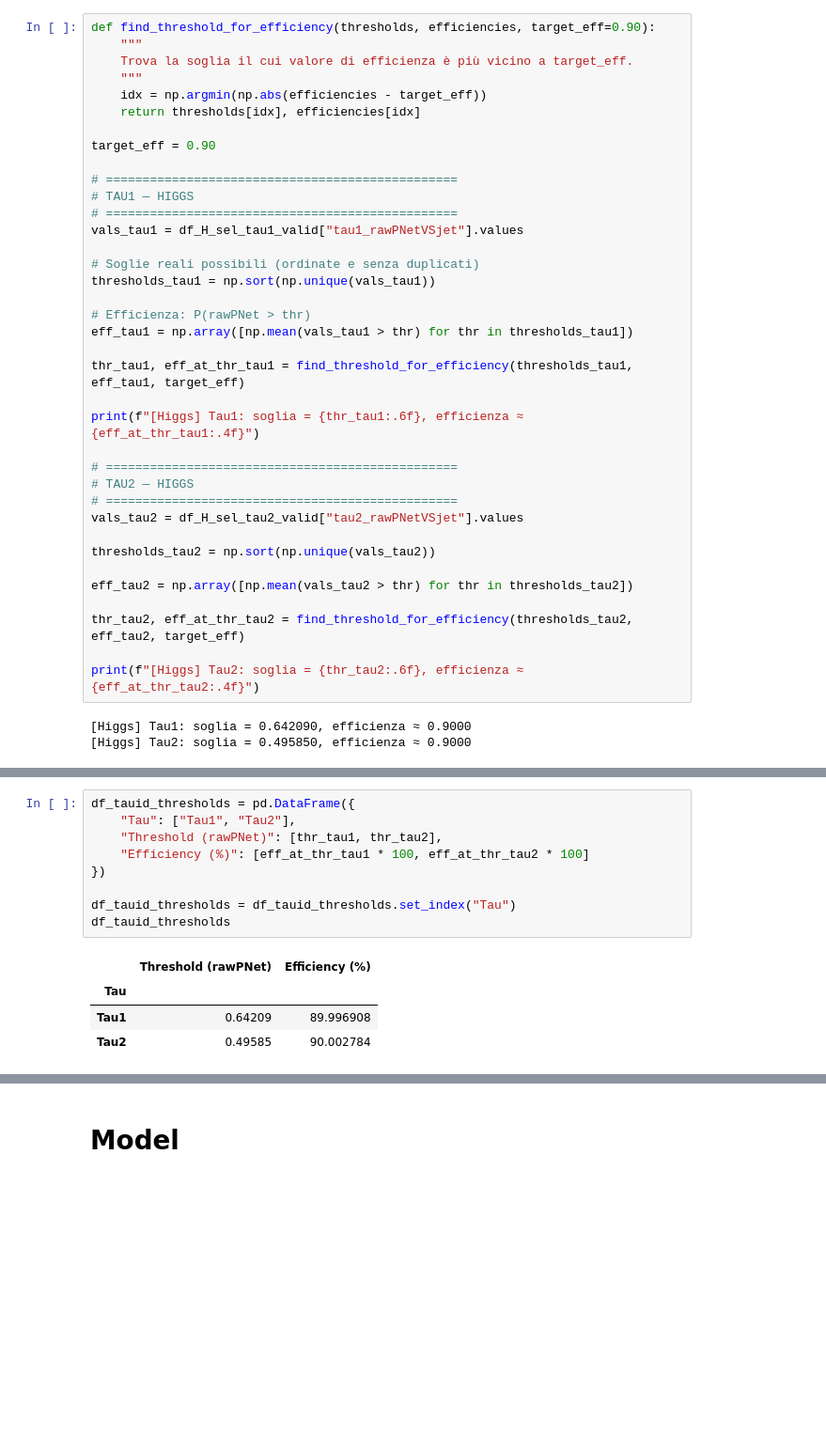
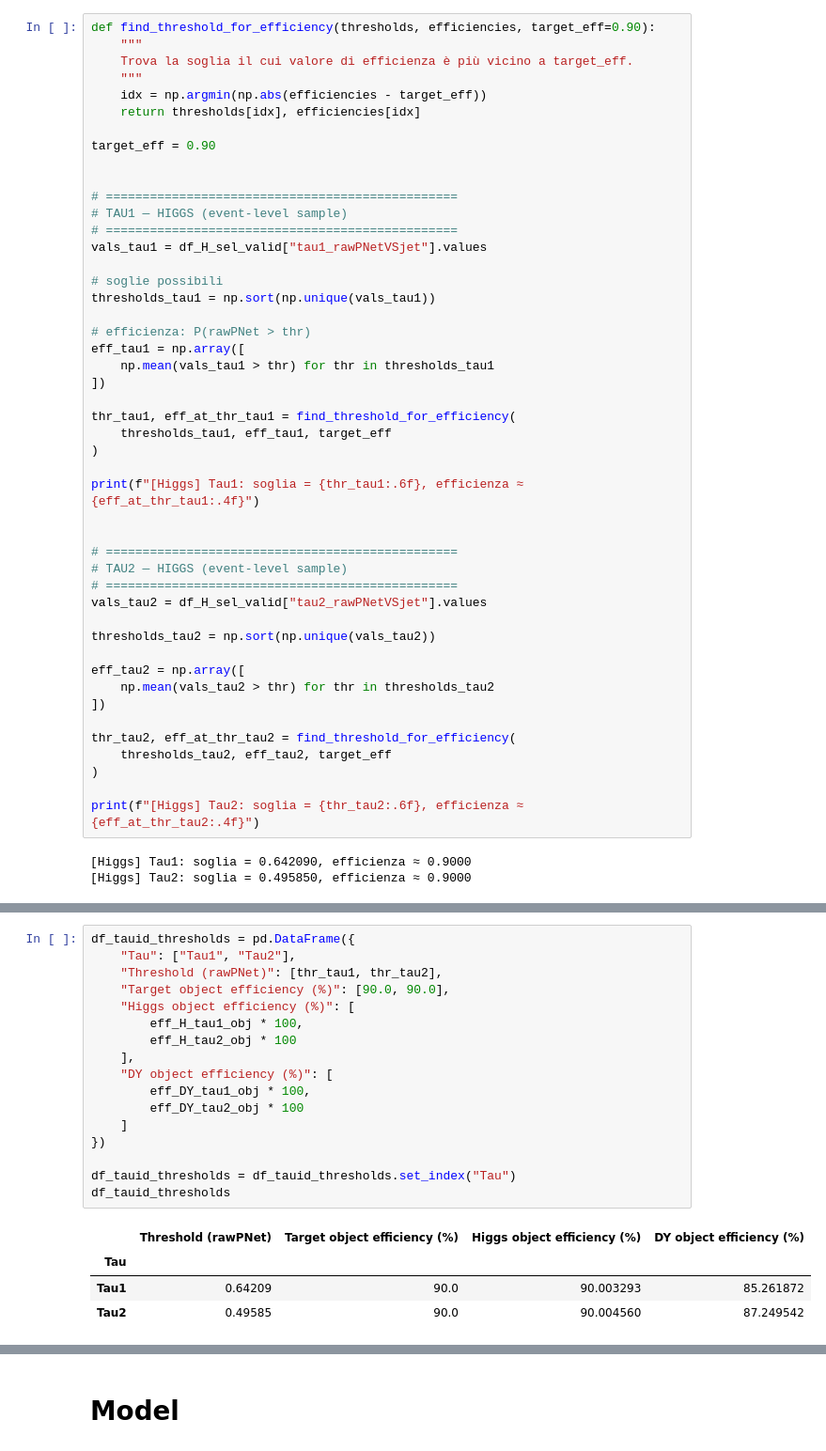
Before and after one commit to elisabreviglieri/Thesis, a Jupyter notebook: Flow_Matching/Model.ipynb, the cells around one changed output, grey strips where cells are left out. Shown: that part at 94% size. Drawn from its saved outputs; the diff is of its cells as text; blank space fills up the shorter version.

```diff
--- a/Flow_Matching/Model.ipynb
+++ b/Flow_Matching/Model.ipynb
@@ -390,31 +391,41 @@ def find_threshold_for_efficiency(thresholds, efficiencies, target_eff=0.90):
 
 target_eff = 0.90
 
+
 # ================================================
-# TAU1 — HIGGS
+# TAU1 — HIGGS (event-level sample)
 # ================================================
-vals_tau1 = df_H_sel_tau1_valid["tau1_rawPNetVSjet"].values
+vals_tau1 = df_H_sel_valid["tau1_rawPNetVSjet"].values
 
-# Soglie reali possibili (ordinate e senza duplicati)
+# soglie possibili
 thresholds_tau1 = np.sort(np.unique(vals_tau1))
 
-# Efficienza: P(rawPNet > thr)
-eff_tau1 = np.array([np.mean(vals_tau1 > thr) for thr in thresholds_tau1])
+# efficienza: P(rawPNet > thr)
+eff_tau1 = np.array([
+    np.mean(vals_tau1 > thr) for thr in thresholds_tau1
+])
 
-thr_tau1, eff_at_thr_tau1 = find_threshold_for_efficiency(thresholds_tau1, eff_tau1, target_eff)
+thr_tau1, eff_at_thr_tau1 = find_threshold_for_efficiency(
+    thresholds_tau1, eff_tau1, target_eff
+)
 
 print(f"[Higgs] Tau1: soglia = {thr_tau1:.6f}, efficienza ≈ {eff_at_thr_tau1:.4f}")
 
+
 # ================================================
-# TAU2 — HIGGS
+# TAU2 — HIGGS (event-level sample)
 # ================================================
-vals_tau2 = df_H_sel_tau2_valid["tau2_rawPNetVSjet"].values
+vals_tau2 = df_H_sel_valid["tau2_rawPNetVSjet"].values
 
 thresholds_tau2 = np.sort(np.unique(vals_tau2))
 
-eff_tau2 = np.array([np.mean(vals_tau2 > thr) for thr in thresholds_tau2])
+eff_tau2 = np.array([
+    np.mean(vals_tau2 > thr) for thr in thresholds_tau2
+])
 
-thr_tau2, eff_at_thr_tau2 = find_threshold_for_efficiency(thresholds_tau2, eff_tau2, target_eff)
+thr_tau2, eff_at_thr_tau2 = find_threshold_for_efficiency(
+    thresholds_tau2, eff_tau2, target_eff
+)
 
 print(f"[Higgs] Tau2: soglia = {thr_tau2:.6f}, efficienza ≈ {eff_at_thr_tau2:.4f}")
 # %% [output]
@@ -472,14 +492,22 @@ print(f"  tau2: {eff_DY_tau2:.4f}")
 # %%
 df_tauid_thresholds = pd.DataFrame({
     "Tau": ["Tau1", "Tau2"],
     "Threshold (rawPNet)": [thr_tau1, thr_tau2],
-    "Efficiency (%)": [eff_at_thr_tau1 * 100, eff_at_thr_tau2 * 100]
+    "Target object efficiency (%)": [90.0, 90.0],
+    "Higgs object efficiency (%)": [
+        eff_H_tau1_obj * 100,
+        eff_H_tau2_obj * 100
+    ],
+    "DY object efficiency (%)": [
+        eff_DY_tau1_obj * 100,
+        eff_DY_tau2_obj * 100
+    ]
 })
 
 df_tauid_thresholds = df_tauid_thresholds.set_index("Tau")
 df_tauid_thresholds
 # %% [output]
-|  | Threshold (rawPNet) | Efficiency (%) |
-| Tau |  |  |
-| Tau1 | 0.64209 | 89.996908 |
-| Tau2 | 0.49585 | 90.002784 |
+|  | Threshold (rawPNet) | Target object efficiency (%) | Higgs object efficiency (%) | DY object efficiency (%) |
+| Tau |  |  |  |  |
+| Tau1 | 0.64209 | 90.0 | 90.003293 | 85.261872 |
+| Tau2 | 0.49585 | 90.0 | 90.004560 | 87.249542 |
```
Also changed, not shown: parts of 23 cells of this notebook, 2 other files.
